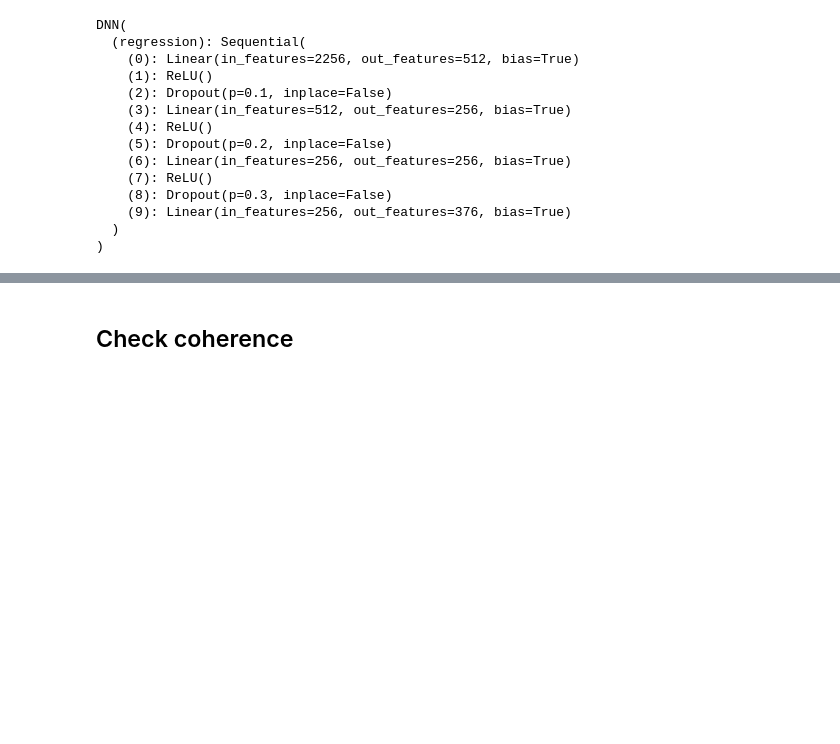
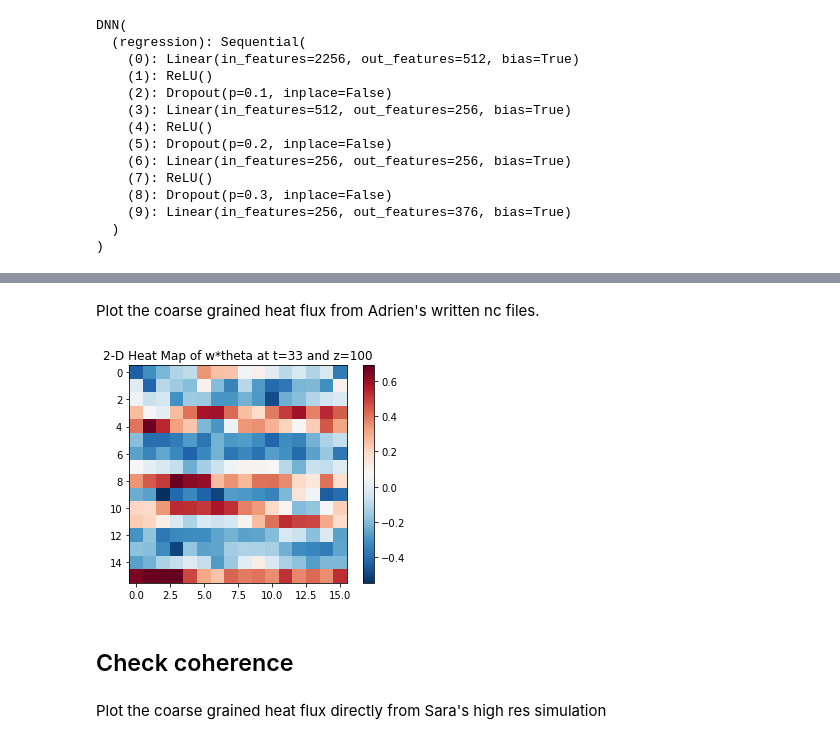
Before and after one commit to AdrienBq/Turbulence, a Jupyter notebook: explo/simple_dnn.ipynb, the cells around one changed output, grey strips where cells are left out. Drawn from its saved outputs; the diff is of its cells as text; code cells hidden in the pictures; blank space fills up the shorter version.

```diff
--- a/explo/simple_dnn.ipynb
+++ b/explo/simple_dnn.ipynb
@@ -235,5 +238,19 @@ t = 55
+# %% [markdown]
+Plot the coarse grained heat flux from Adrien's written nc files.
+# %%
+path_data = f'data/L_{L}_new/input_ds_for_simple_nn_T{test_times[t]}_L_{L}.nc'
+nc_init = nc.Dataset(path_data)
+test_ds = nc_init['sample'][:].filled()[:,-(376-z)].reshape(16,16)
+im = plt.imshow(test_ds , cmap = 'RdBu_r' , interpolation = 'nearest' )
+plt.colorbar(im)
+plt.title(f"2-D Heat Map of w*theta at t={test_times[t]} and z={z}")
+plt.show()
+# %% [output]
+[figure, added]
 # %% [markdown]
 ## Check coherence
+# %% [markdown]
+Plot the coarse grained heat flux directly from Sara's high res simulation
 # %%
 nc_init = nc.Dataset(f"/glade/scratch/sshamekh/LES_512_ug16wtspt01_data/wxy{z//2}_T{test_times[t]}.nc")
 w_arr = nc_init[f'wxy{z//2}'][:].filled()[0,1,:,:]
```
Also changed, not shown: parts of 17 cells of this notebook, 2 other files.
